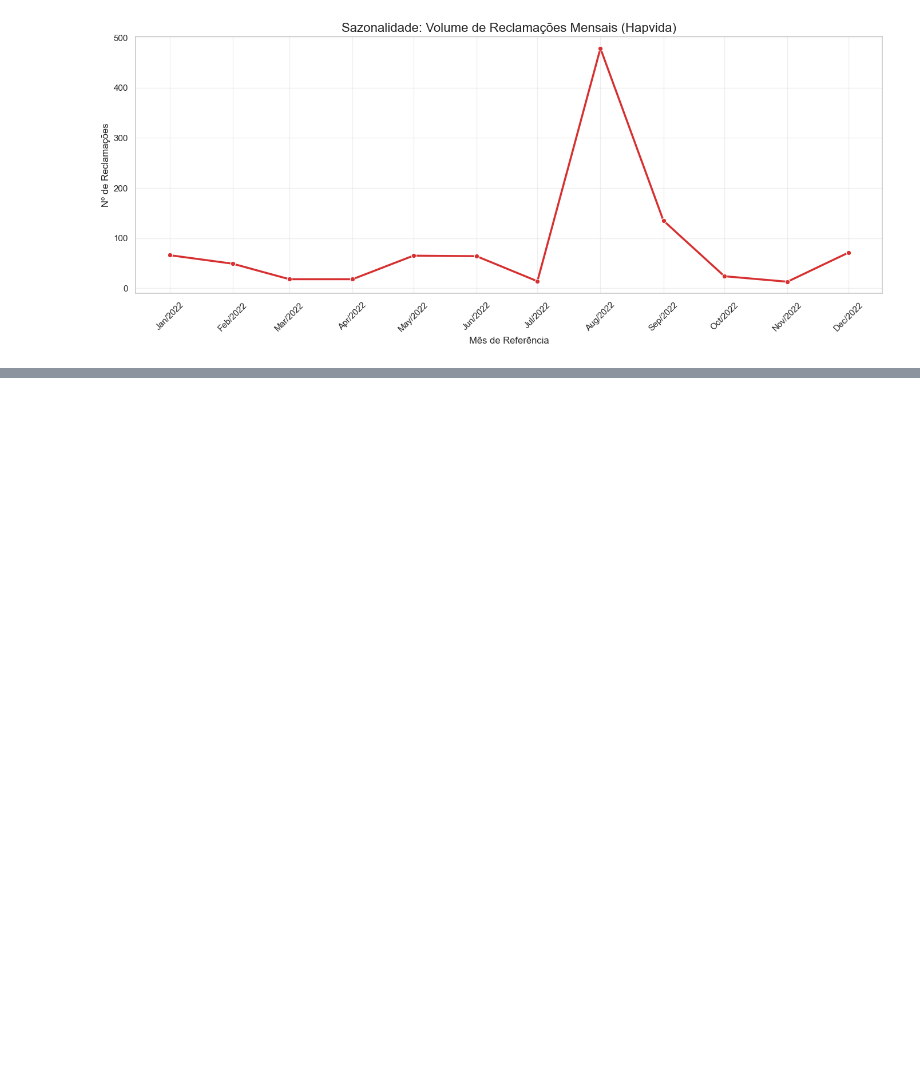
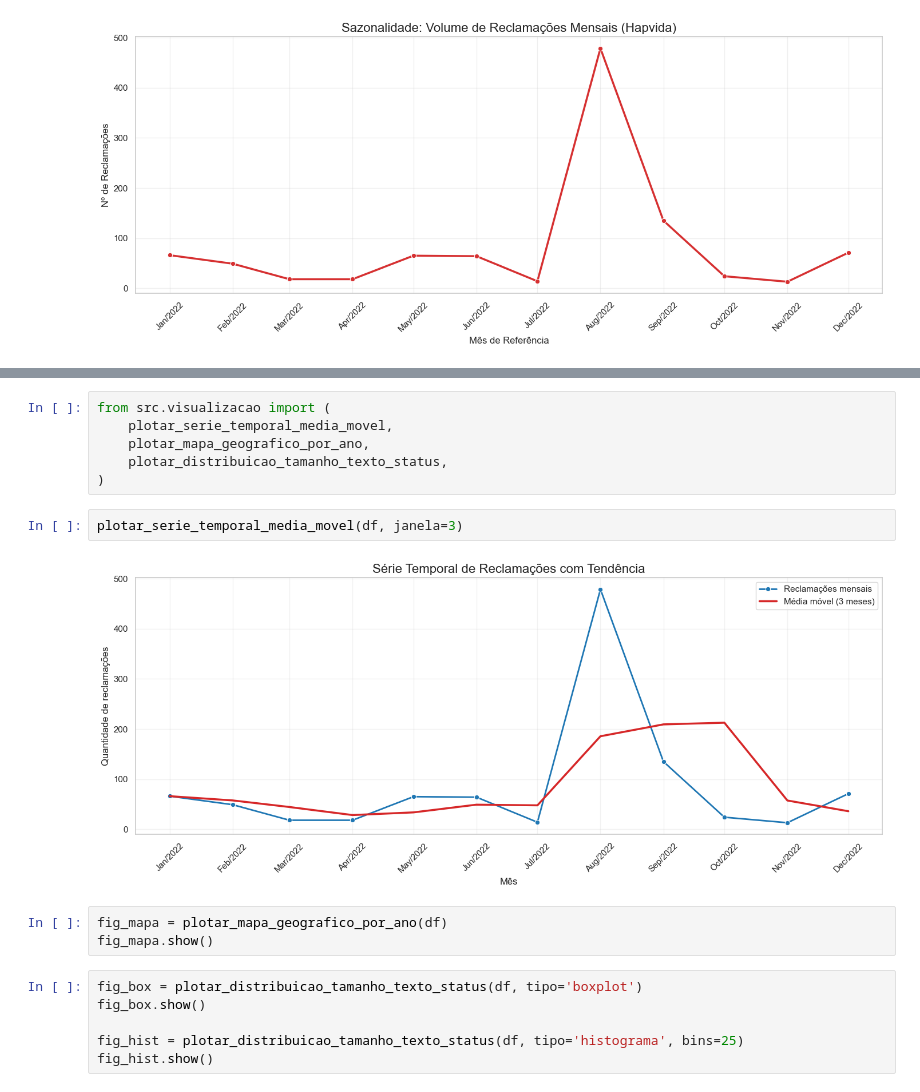
Before and after one commit to Rafilde/consultoria-analitica-hapvida, a Jupyter notebook: notebooks/02_analise_exploratoria.ipynb, the cells around one changed output, grey strips where cells are left out. Cells and saved outputs as stored; diff of their text form; blank space fills up the shorter version.

Commit message:
Add mandatory BI KPI visuals to EDA notebook

```diff
--- a/notebooks/02_analise_exploratoria.ipynb
+++ b/notebooks/02_analise_exploratoria.ipynb
@@ -64,0 +69,19 @@ plotar_sazonalidade(df)
+# %%
+from src.visualizacao import (
+    plotar_serie_temporal_media_movel,
+    plotar_mapa_geografico_por_ano,
+    plotar_distribuicao_tamanho_texto_status,
+)
+# %%
+plotar_serie_temporal_media_movel(df, janela=3)
+# %% [output]
+[figure, added]
+# %%
+fig_mapa = plotar_mapa_geografico_por_ano(df)
+fig_mapa.show()
+# %%
+fig_box = plotar_distribuicao_tamanho_texto_status(df, tipo='boxplot')
+fig_box.show()
+
+fig_hist = plotar_distribuicao_tamanho_texto_status(df, tipo='histograma', bins=25)
+fig_hist.show()
```
Also changed, not shown: parts of 1 cell of this notebook, 2 other files.
